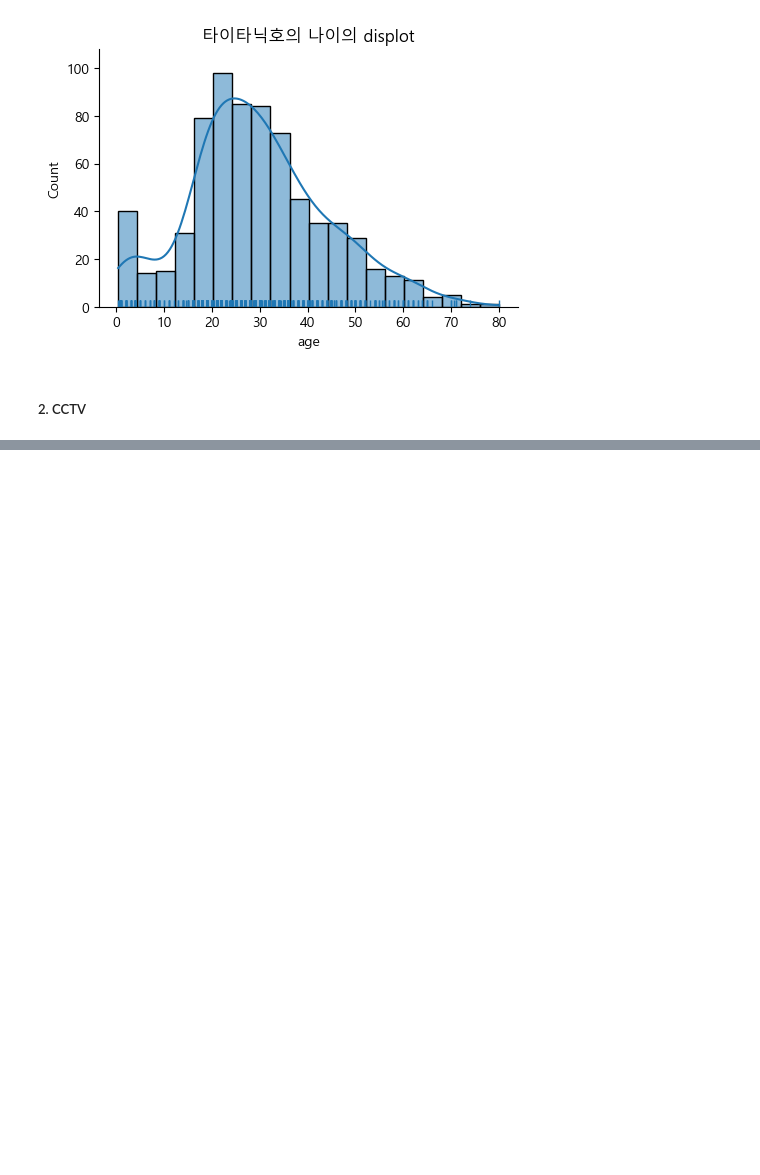
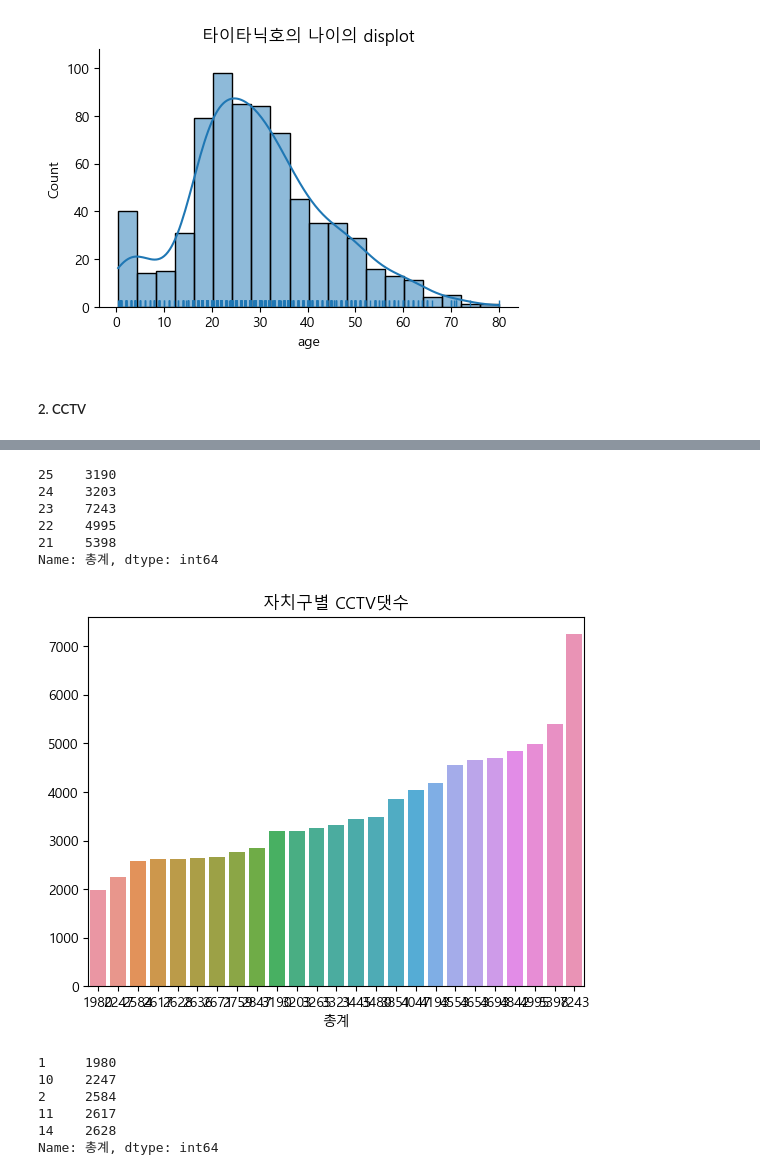
Before and after one commit to dohymy/03.-DataAnalysis-Lecture-2023-04, a Jupyter notebook: 03.시각화/연습문제(04.19).ipynb, the cells around one changed output, grey strips where cells are left out. Saved outputs shown, nothing was run; the diff lists cells and outputs as text; code cells hidden in the pictures; blank space fills up the shorter version.

```diff
--- a/03.시각화/연습문제(04.19).ipynb
+++ b/03.시각화/연습문제(04.19).ipynb
@@ -71,0 +81,25 @@ plt.title('자치구 법정순');
+# %%
+si = cctv.총계.sort_index(ascending=False)
+si.head()
+# %% [output]
+25    3190
+24    3203
+23    7243
+22    4995
+21    5398
+Name: 총계, dtype: int64
+# %%
+sns.barplot(x=si.index, y=si.values, data=si)
+plt.title('자치구별 CCTV댓수');
+# %% [output]
+[figure, added]
+# %%
+sv = cctv.총계.sort_values()
+sv.head()
+# %% [output]
+1     1980
+10    2247
+2     2584
+11    2617
+14    2628
+Name: 총계, dtype: int64
```
Also changed, not shown: parts of 7 cells of this notebook.
